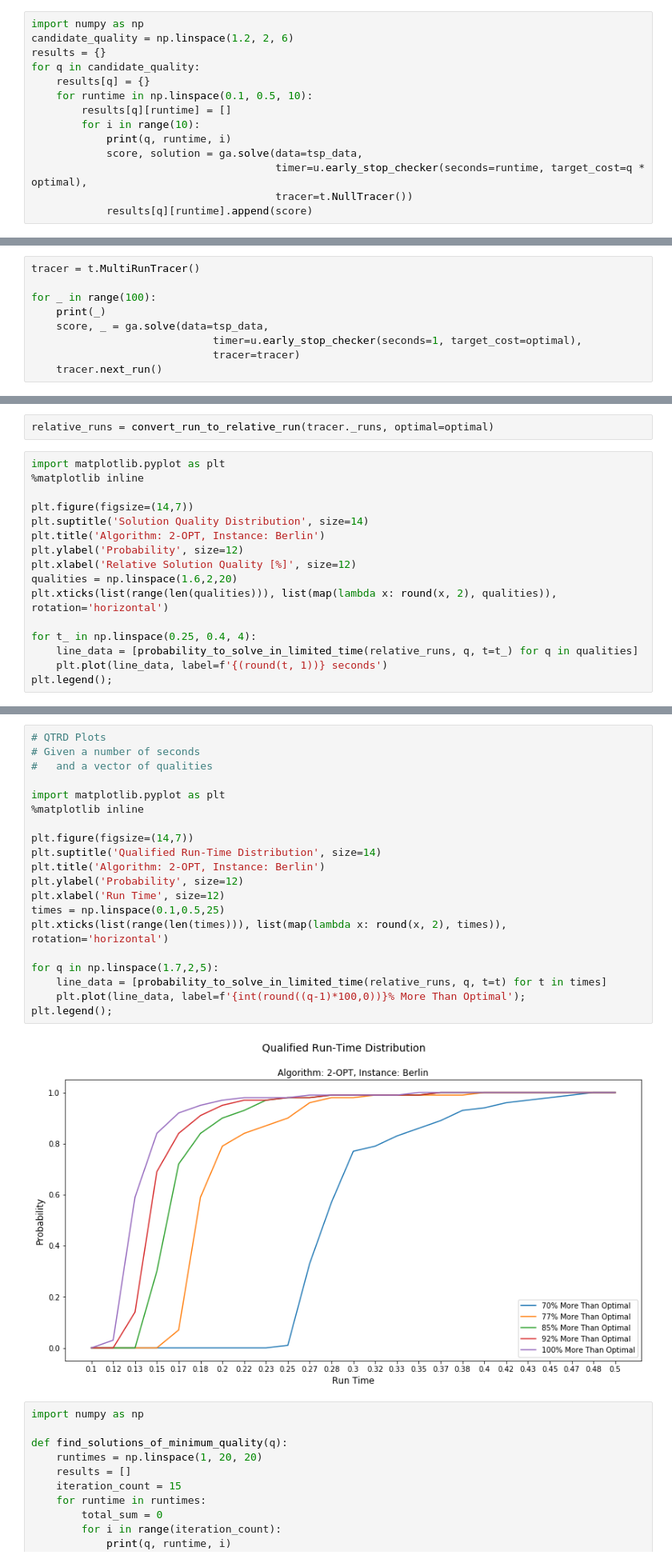
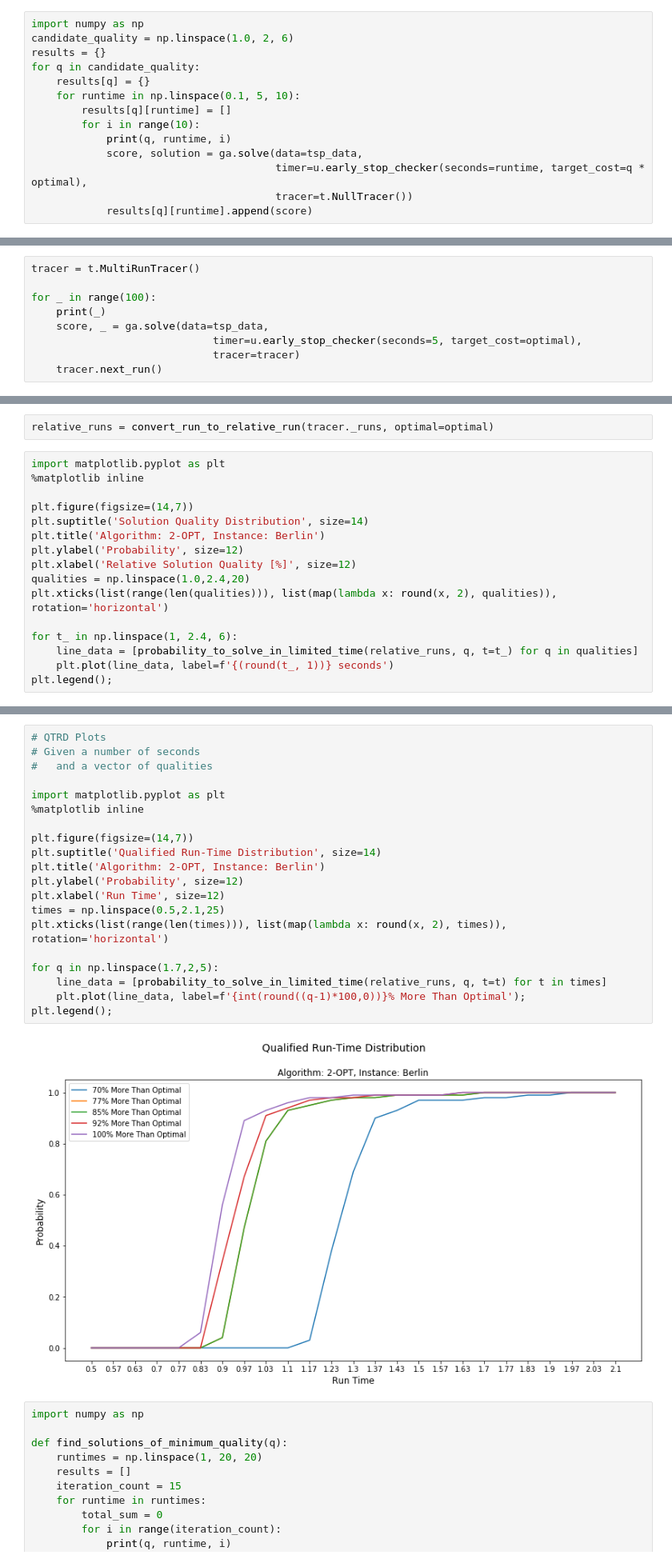
Before and after one commit to moalani/CSE6140-TSP-Project, a Jupyter notebook: Archived Reports/Opt2 QRTD.ipynb, the cells around one changed output, grey strips where cells are left out. Shown at 80% size. Saved outputs shown, nothing was run; the diff lists cells and outputs as text.

```diff
--- a/Archived Reports/Opt2 QRTD.ipynb
+++ b/Archived Reports/Opt2 QRTD.ipynb
@@ -15,11 +15,11 @@ instance_name, tsp_data = u.load_data('../DATA/Berlin.tsp')
 optimal = 7542
 # %%
 import numpy as np
-candidate_quality = np.linspace(1.2, 2, 6)
+candidate_quality = np.linspace(1.0, 2, 6)
 results = {}
 for q in candidate_quality:
     results[q] = {}
-    for runtime in np.linspace(0.1, 0.5, 10):
+    for runtime in np.linspace(0.1, 5, 10):
         results[q][runtime] = []
         for i in range(10):
             print(q, runtime, i)
@@ -119,7 +99,7 @@ tracer = t.MultiRunTracer()
 for _ in range(100):
     print(_)
     score, _ = ga.solve(data=tsp_data,
-                             timer=u.early_stop_checker(seconds=1, target_cost=optimal),
+                             timer=u.early_stop_checker(seconds=5, target_cost=optimal),
                              tracer=tracer)
     tracer.next_run()
 # %% [output]
@@ -169,11 +149,11 @@ plt.suptitle('Solution Quality Distribution', size=14)
 plt.title('Algorithm: 2-OPT, Instance: Berlin')
 plt.ylabel('Probability', size=12)
 plt.xlabel('Relative Solution Quality [%]', size=12)
-qualities = np.linspace(1.6,2,20)
+qualities = np.linspace(1.0,2.4,20)
 plt.xticks(list(range(len(qualities))), list(map(lambda x: round(x, 2), qualities)), rotation='horizontal')
 
-for t_ in np.linspace(0.25, 0.4, 4):
+for t_ in np.linspace(1, 2.4, 6):
     line_data = [probability_to_solve_in_limited_time(relative_runs, q, t=t_) for q in qualities]
-    plt.plot(line_data, label=f'{(round(t, 1))} seconds')
+    plt.plot(line_data, label=f'{(round(t_, 1))} seconds')
 plt.legend();
 # %% [output]
@@ -181,25 +161,25 @@ plt.legend();
 # %%
 # QTRD Plots
 # Given a number of seconds
 #   and a vector of qualities
 
 import matplotlib.pyplot as plt
 %matplotlib inline
 
 plt.figure(figsize=(14,7))
 plt.suptitle('Qualified Run-Time Distribution', size=14)
 plt.title('Algorithm: 2-OPT, Instance: Berlin')
 plt.ylabel('Probability', size=12)
 plt.xlabel('Run Time', size=12)
-times = np.linspace(0.1,0.5,25)
+times = np.linspace(0.5,2.1,25)
 plt.xticks(list(range(len(times))), list(map(lambda x: round(x, 2), times)), rotation='horizontal')
 
 for q in np.linspace(1.7,2,5):
     line_data = [probability_to_solve_in_limited_time(relative_runs, q, t=t) for t in times]
     plt.plot(line_data, label=f'{int(round((q-1)*100,0))}% More Than Optimal');
 plt.legend();
 # %% [output]
-[figure, old version]
+[figure, new version]
 # %%
 import numpy as np
 
```
Also changed, not shown: parts of 8 cells of this notebook, 27 other files.
